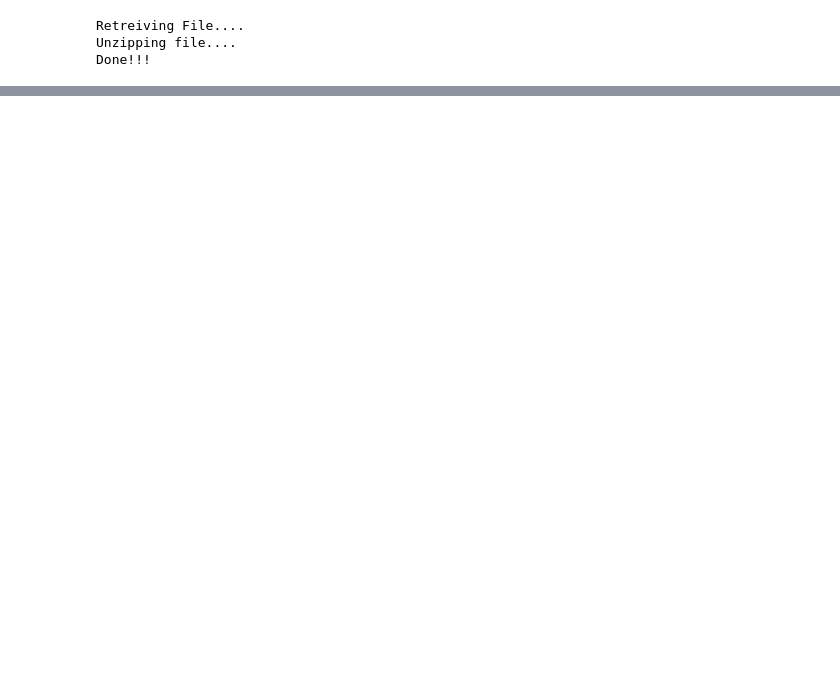
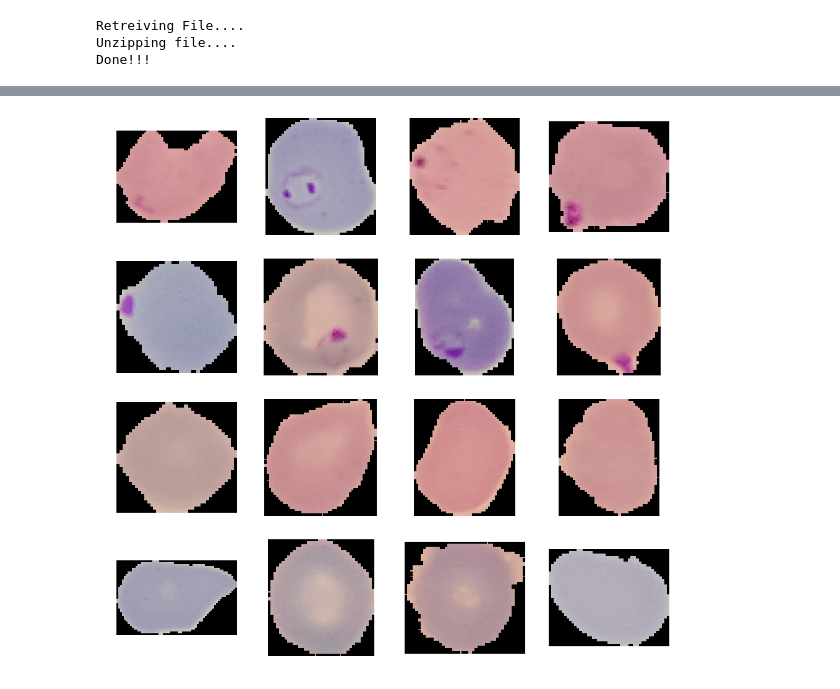
Before and after one commit to musa-mikail/pyhton_note_books, a Jupyter notebook: malaria_dataset_model.ipynb, the cells around one changed output, grey strips where cells are left out. Drawn from its saved outputs; the diff is of its cells as text; code cells hidden in the pictures; blank space fills up the shorter version.

Commit message:
Updated with Data visualisation

```diff
--- a/malaria_dataset_model.ipynb
+++ b/malaria_dataset_model.ipynb
@@ -27,3 +27,18 @@ fetch_housing_data()
 Retreiving File....
 Unzipping file....
 Done!!!
+# %%
+#Diectory with our training parasitized cells pictures
+train_parasitized_dir = os.path.join(DOWNLOAD_PATH, "cell_images/Parasitized")
+
+#Diectory with our training Uninfected cells pictures
+train_uninfected_dir = os.path.join(DOWNLOAD_PATH, "cell_images/Uninfected")
+
+train_parasitized_names = os.listdir(train_parasitized_dir)
+print(train_parasitized_names[:10])
+
+train_uninfected_names = os.listdir(train_uninfected_dir)
+print(train_uninfected_names[:10])
+
+print('total training parasitized images:', len(os.listdir(train_parasitized_dir)))
+print('total training Uninfected images:', len(os.listdir(train_uninfected_dir)))
@@ -29,0 +50,34 @@ Done!!!
+# %%
+%matplotlib inline
+
+import matplotlib.pyplot as plt
+import matplotlib.image as mpimg
+
+#parameters for the graphs, output will comprise of 4x4 images
+
+nrows = 4
+ncols = 4
+
+#Index for image iteration
+
+pic_index = 0
+
+# Set up matplotlib fig, and size it to fit 4x4 pics
+fig = plt.gcf()
+fig.set_size_inches(ncols * 4, nrows * 4)
+
+pic_index += 8
+next_parasitized_pix = [os.path.join(train_parasitized_dir, fname)
+                for fname in train_parasitized_names[pic_index-8:pic_index]]
+next_Uninfected_pix = [os.path.join(train_uninfected_dir, fname)
+                for fname in train_uninfected_names[pic_index-8:pic_index]]
+
+for i, img_path in enumerate(next_parasitized_pix+next_Uninfected_pix):
+  # Set up subplot; subplot indices start at 1
+  sp = plt.subplot(nrows, ncols, i + 1)
+  sp.axis('Off') # Don't show axes (or gridlines)
+
+  img = mpimg.imread(img_path)
+  plt.imshow(img)
+# %% [output]
+[figure, added]
```
Also changed, not shown: parts of 2 cells of this notebook.
